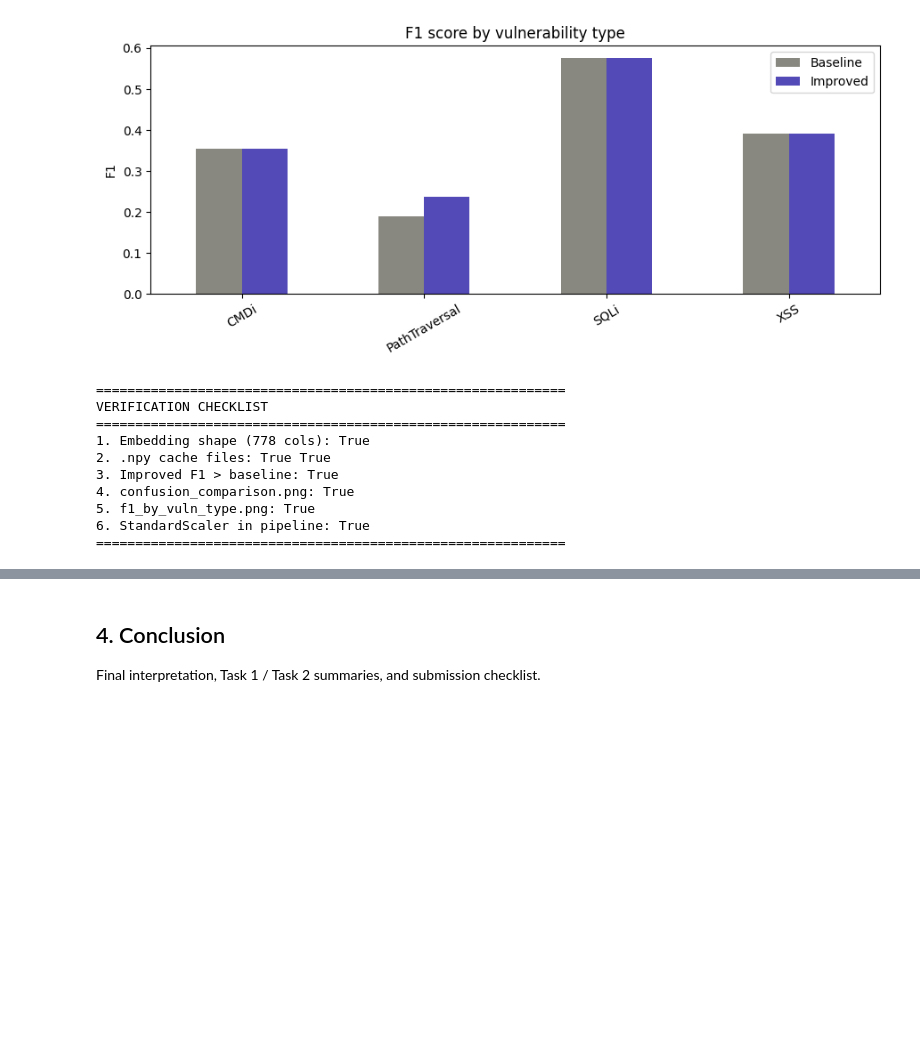
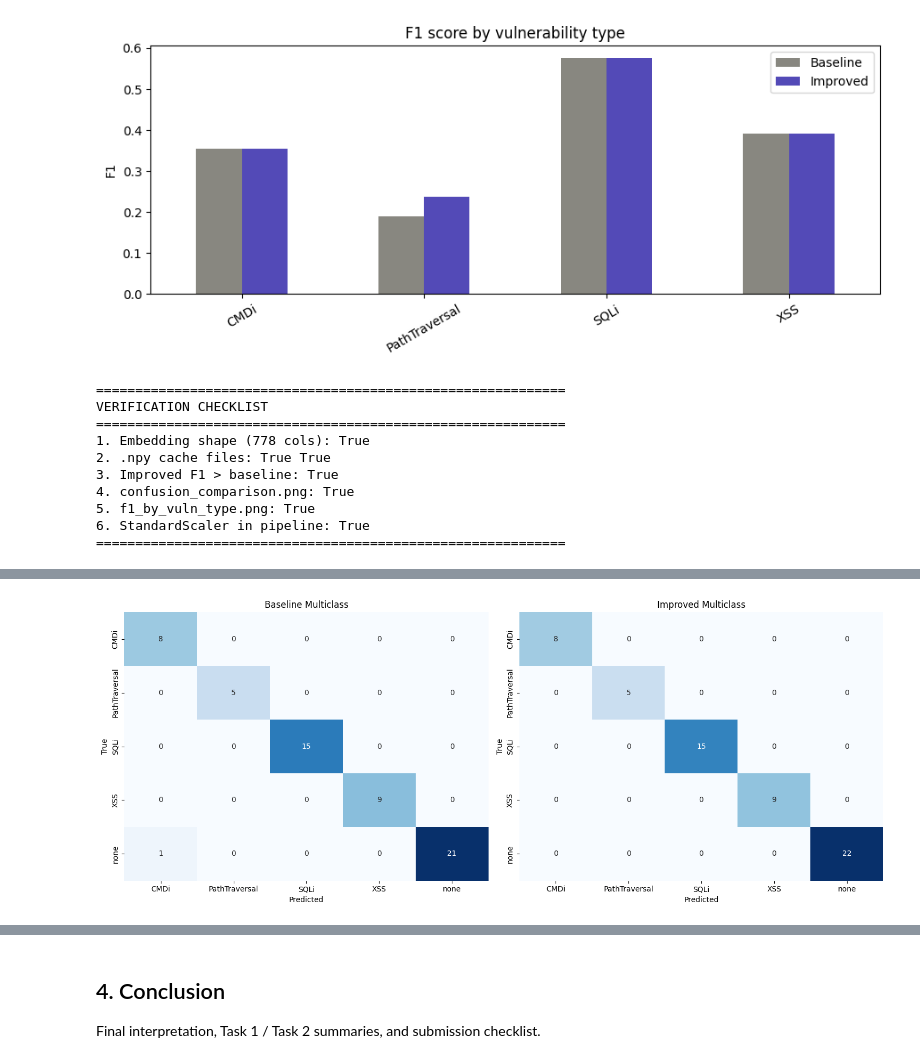
Before and after one commit to anoushkawasthi/Zerotrail.ai, a Jupyter notebook: vulnerability_detection.ipynb, the cells around one changed output, grey strips where cells are left out. Drawn from its saved outputs; the diff is of its cells as text; code cells hidden in the pictures; blank space fills up the shorter version.

```diff
--- a/vulnerability_detection.ipynb
+++ b/vulnerability_detection.ipynb
@@ -1008,0 +1017,87 @@ VERIFICATION CHECKLIST
+# %%
+# true multiclass vuln_type classification (assignment requirement)
+from sklearn.metrics import classification_report, confusion_matrix
+label_names_multi = list(le.classes_)
+# baseline multiclass model on TF-IDF
+multi_baseline_model = Pipeline([
+    ("tfidf", TfidfVectorizer(
+        token_pattern=r"[a-zA-Z_][a-zA-Z0-9_]*",
+        ngram_range=(1, 2),
+        max_features=6000,
+        sublinear_tf=True,
+    )),
+    ("clf", LogisticRegression(
+        C=1.0,
+        class_weight="balanced",
+        max_iter=1200,
+        random_state=42,
+    )),
+])
+multi_baseline_model.fit(X_tr, ym_tr)
+ym_pred_baseline = multi_baseline_model.predict(X_te)
+multi_baseline_metrics = {
+    "model": "Baseline Multi (TF-IDF + LR)",
+    "accuracy": accuracy_score(ym_te, ym_pred_baseline),
+    "precision": precision_score(ym_te, ym_pred_baseline, average="weighted", zero_division=0),
+    "recall": recall_score(ym_te, ym_pred_baseline, average="weighted", zero_division=0),
+    "f1": f1_score(ym_te, ym_pred_baseline, average="weighted", zero_division=0),
+}
+print("=== Baseline Multi (TF-IDF + LR) ===")
+print(classification_report(ym_te, ym_pred_baseline, target_names=label_names_multi, zero_division=0))
+# improved multiclass model on cached CodeBERT+static features
+ym_pred_improved = None
+multi_improved_metrics = None
+if X_tr_improved is not None and X_te_improved is not None:
+    multi_improved_clf = Pipeline([
+        ("scaler", StandardScaler()),
+        ("clf", LogisticRegression(
+            C=1.0,
+            class_weight="balanced",
+            max_iter=1200,
+            random_state=42,
+            )),
+    ])
+    multi_improved_clf.fit(X_tr_improved, ym_tr)
+    ym_pred_improved = multi_improved_clf.predict(X_te_improved)
+    multi_improved_metrics = {
+        "model": "Improved Multi (CodeBERT + features)",
+        "accuracy": accuracy_score(ym_te, ym_pred_improved),
+        "precision": precision_score(ym_te, ym_pred_improved, average="weighted", zero_division=0),
+        "recall": recall_score(ym_te, ym_pred_improved, average="weighted", zero_division=0),
+        "f1": f1_score(ym_te, ym_pred_improved, average="weighted", zero_division=0),
+    }
+    print("=== Improved Multi (CodeBERT + features) ===")
+    print(classification_report(ym_te, ym_pred_improved, target_names=label_names_multi, zero_division=0))
+multi_rows = [multi_baseline_metrics]
+if multi_improved_metrics is not None:
+    multi_rows.append(multi_improved_metrics)
+multi_comparison_df = pd.DataFrame(multi_rows).set_index("model").round(4)
+if len(multi_comparison_df) > 1:
+    multi_comparison_df["Delta F1 vs baseline"] = multi_comparison_df["f1"] - multi_comparison_df.iloc[0]["f1"]
+
+print("Multiclass comparison:")
+print(multi_comparison_df.to_string())
+if ym_pred_improved is not None:
+    fig, axes = plt.subplots(1, 2, figsize=(15, 6))
+    cm_base = confusion_matrix(ym_te, ym_pred_baseline)
+    cm_impr = confusion_matrix(ym_te, ym_pred_improved)
+    sns.heatmap(cm_base, annot=True, fmt='d', cmap='Blues',
+                xticklabels=label_names_multi, yticklabels=label_names_multi,
+                ax=axes[0], cbar=False)
+    axes[0].set_title('Baseline Multiclass')
+    axes[0].set_xlabel('Predicted')
+    axes[0].set_ylabel('True')
+    sns.heatmap(cm_impr, annot=True, fmt='d', cmap='Blues',
+                xticklabels=label_names_multi, yticklabels=label_names_multi,
+                ax=axes[1], cbar=False)
+    axes[1].set_title('Improved Multiclass')
+    axes[1].set_xlabel('Predicted')
+    axes[1].set_ylabel('True')
+    plt.tight_layout()
+    plt.savefig('confusion_multiclass_comparison.png', dpi=150, bbox_inches='tight')
+    plt.show()
+print("Multiclass checklist")
+print("- Baseline multiclass trained: PASS")
+print("- Improved multiclass trained:", "PASS" if ym_pred_improved is not None else "SKIP (no improved features)")
+print("- confusion_multiclass_comparison.png:", os.path.exists('confusion_multiclass_comparison.png'))
+# %% [output]
@@ -1008,0 +1121 @@ VERIFICATION CHECKLIST
+[figure, added]
```
Also changed, not shown: parts of 6 cells of this notebook, 1 other file.
